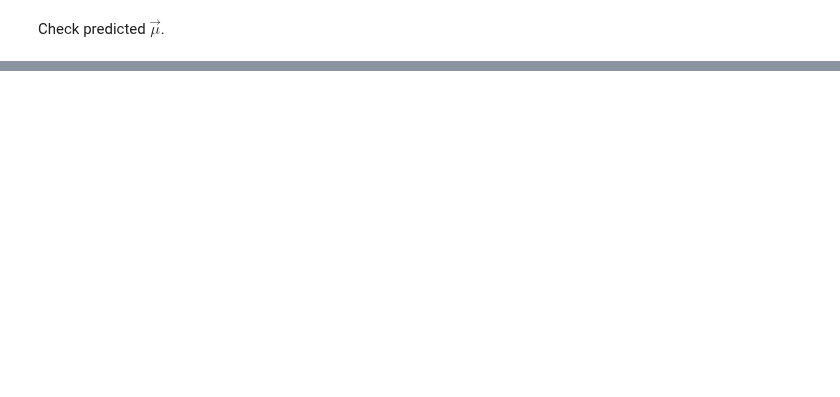
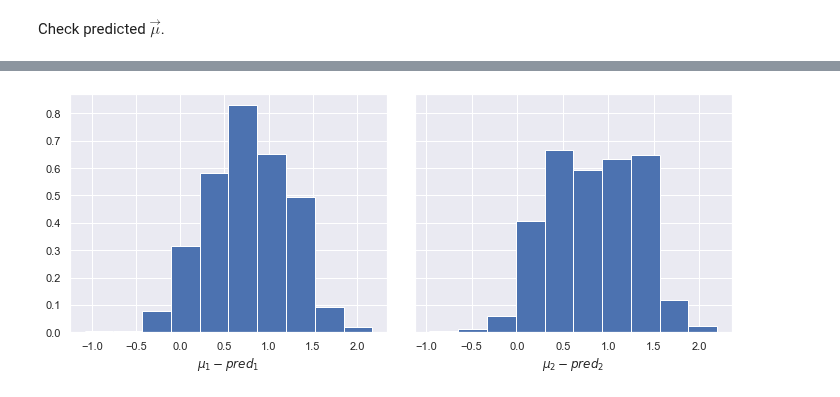
Before and after one commit to andyyPark/DESI-GMMModel, a Jupyter notebook: GMM.ipynb, the cells around one changed output, grey strips where cells are left out. Saved outputs shown, nothing was run; the diff lists cells and outputs as text; code cells hidden in the pictures; blank space fills up the shorter version.

```diff
--- a/GMM.ipynb
+++ b/GMM.ipynb
@@ -283,0 +279,20 @@ plot_multiple_data(x_test_torch.numpy(), y_test_torch.numpy(), y_pred_torch.nump
+# %%
+def plot_histogram(test, predicted):
+
+    assert test.shape == predicted.shape
+
+    fig, axs = plt.subplots(nrows=1, ncols=2, sharey=True, figsize=(10, 4))
+    fig.tight_layout()
+
+    mu1 = test[:, 0] - predicted[:, 0]
+    mu2 = test[:, 1] - predicted[:, 1]
+
+    axs[0].hist(mu1, density=True)
+    axs[0].set(xlabel='$\mu_1 - pred_1}$')
+
+    axs[1].hist(mu2, density=True)
+    axs[1].set(xlabel='$\mu_2 - pred_2$')
+# %%
+plot_histogram(y_test_torch.numpy(), y_pred_torch.numpy())
+# %% [output]
+[figure, added]
```
Also changed, not shown: parts of 10 cells of this notebook.
